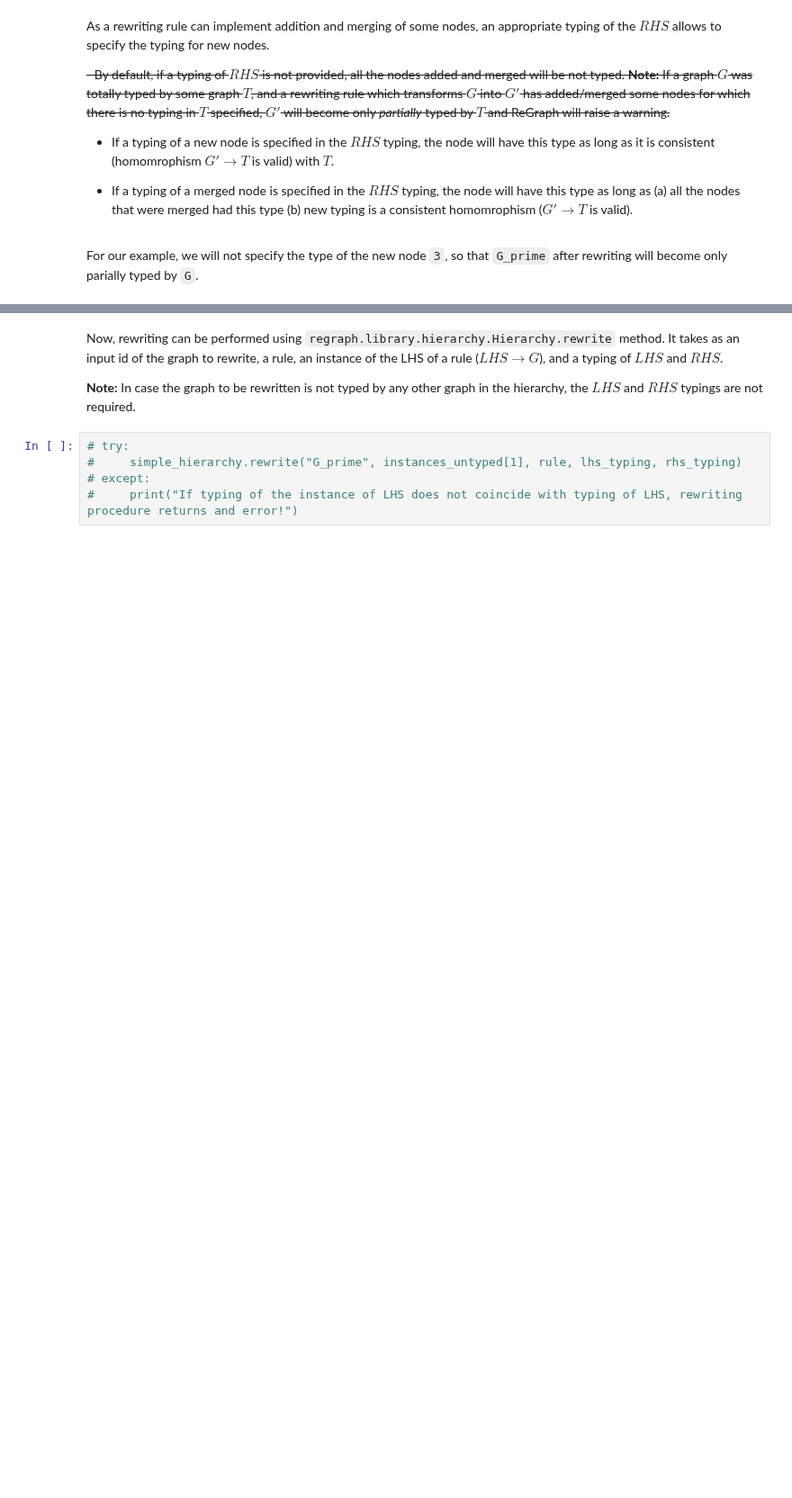
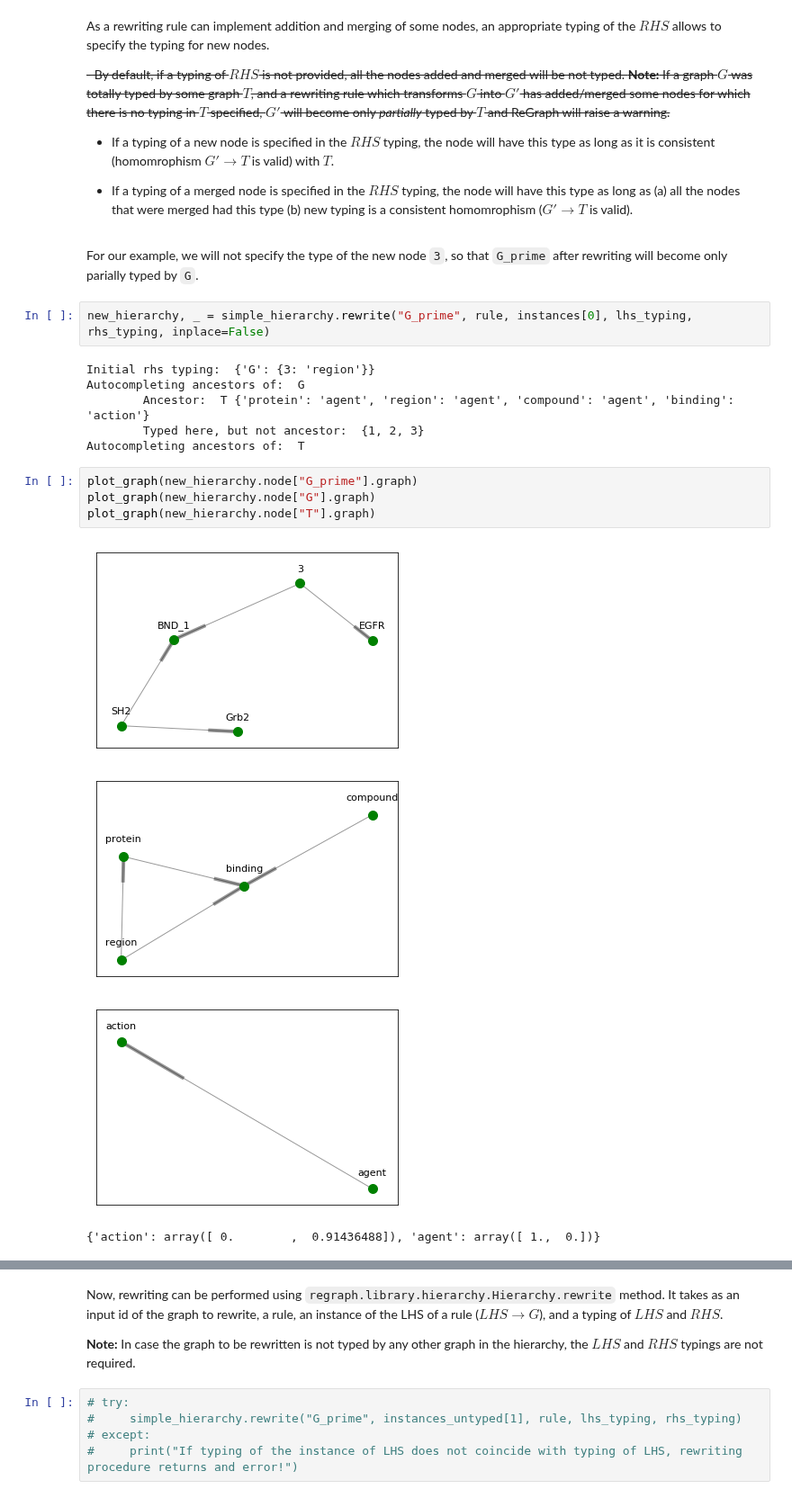
Before and after one commit to Kappa-Dev/ReGraph, a Jupyter notebook: examples/ReGraph_demo.ipynb, the cells around one changed output, grey strips where cells are left out. Shown at 90% size. Drawn from its saved outputs; the diff is of its cells as text; blank space fills up the shorter version.

```diff
--- a/examples/ReGraph_demo.ipynb
+++ b/examples/ReGraph_demo.ipynb
@@ -374,4 +349,21 @@ As a rewriting rule can implement addition and merging of some nodes, an appropr
 - If a typing of a merged node is specified in the $RHS$ typing, the node will have this type as long as (a) all the nodes that were merged had this type (b) new typing is a consistent homomrophism ($G' \rightarrow T$ is valid).
 # %% [markdown]
 For our example, we will not specify the type of the new node `3`, so that `G_prime` after rewriting will become only parially typed by `G`.
+# %%
+new_hierarchy, _ = simple_hierarchy.rewrite("G_prime", rule, instances[0], lhs_typing, rhs_typing, inplace=False)
+# %% [output]
+Initial rhs typing:  {'G': {3: 'region'}}
+Autocompleting ancestors of:  G
+        Ancestor:  T {'protein': 'agent', 'region': 'agent', 'compound': 'agent', 'binding': 'action'}
+        Typed here, but not ancestor:  {1, 2, 3}
+Autocompleting ancestors of:  T
+# %%
+plot_graph(new_hierarchy.node["G_prime"].graph)
+plot_graph(new_hierarchy.node["G"].graph)
+plot_graph(new_hierarchy.node["T"].graph)
+# %% [output]
+[figure, added]
+[figure, added]
+[figure, added]
+{'action': array([ 0.        ,  0.91436488]), 'agent': array([ 1.,  0.])}
 # %%
```
Also changed, not shown: parts of 26 cells of this notebook, 4 other files.
